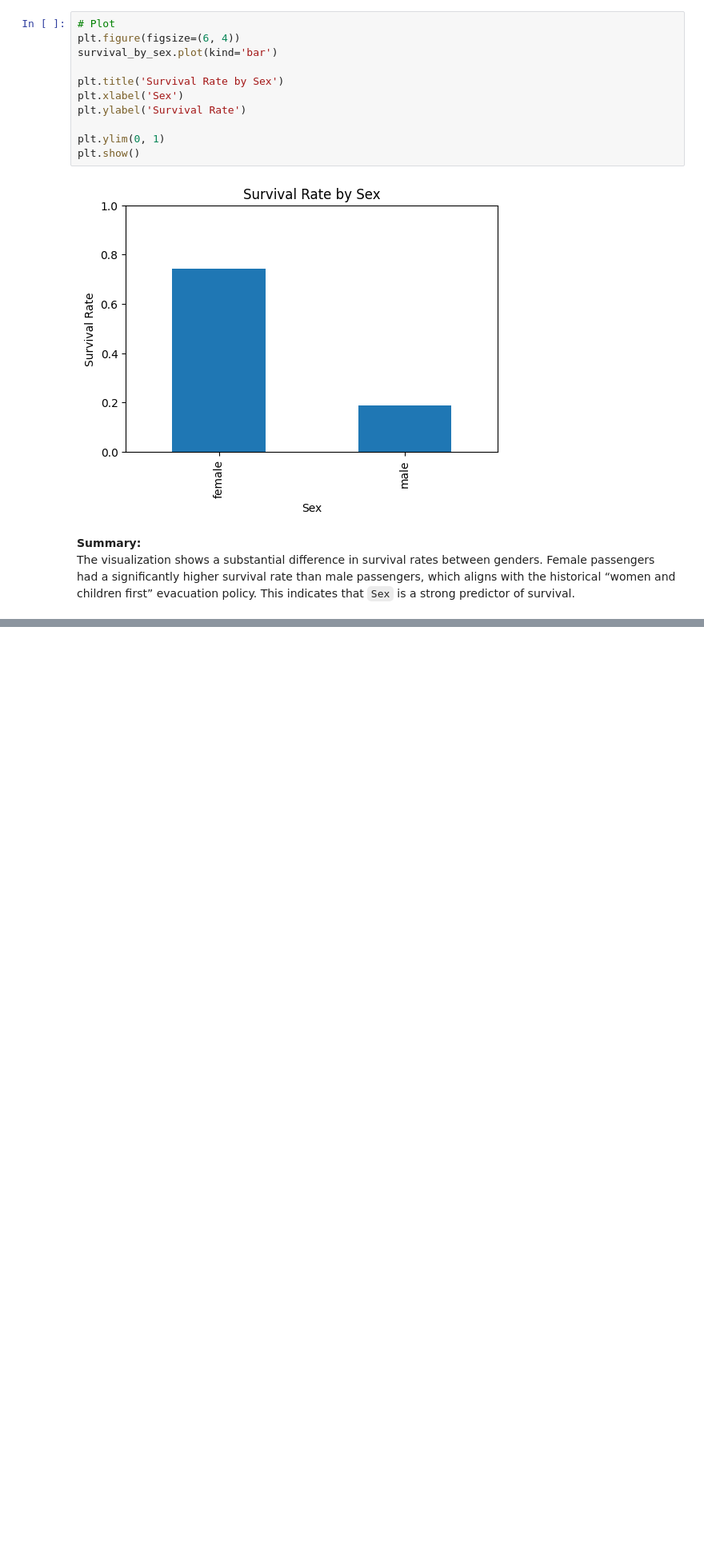
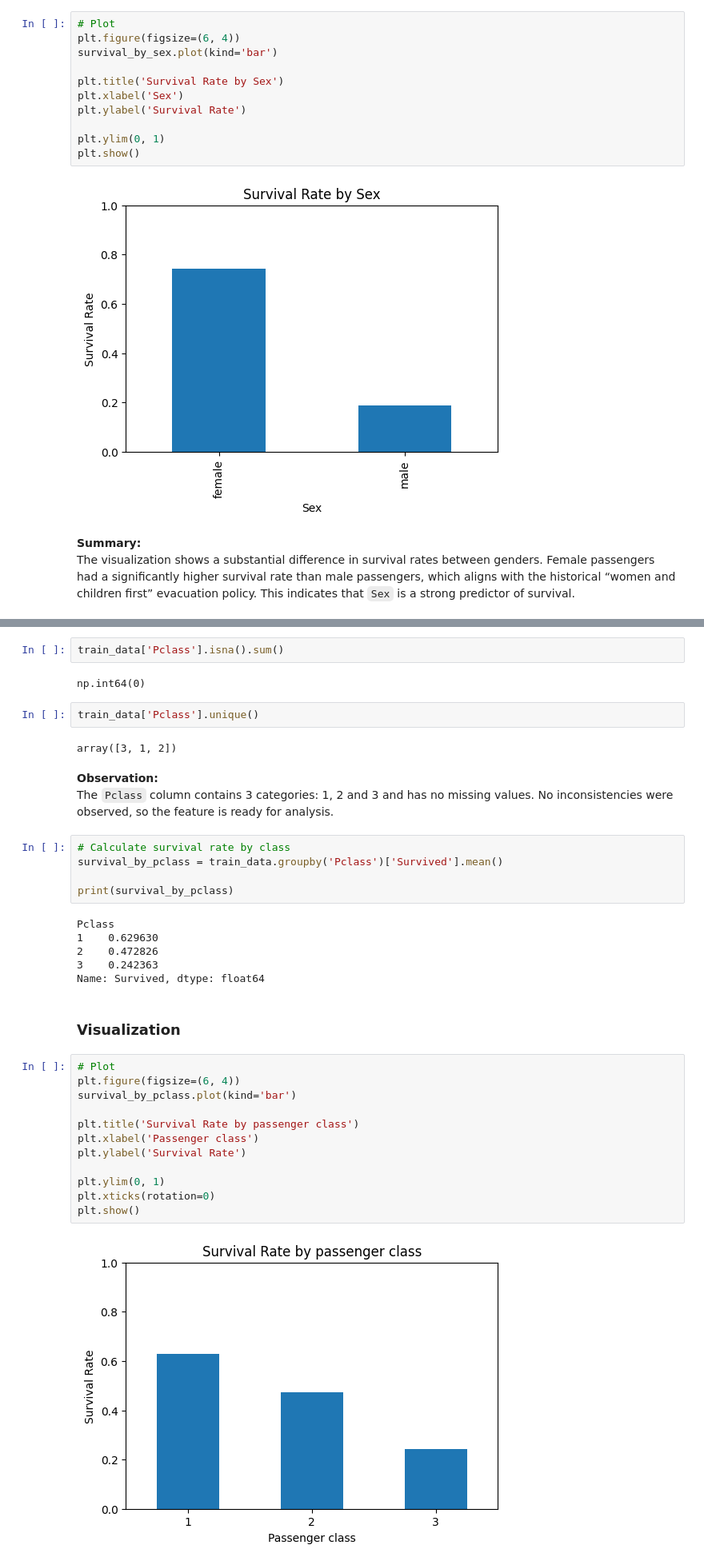
Before and after one commit to krish26/Titanic_Capstone_Project, a Jupyter notebook: ML/EDA.ipynb, the cells around one changed output, grey strips where cells are left out. Shown at 80% size. Cells and saved outputs as stored; diff of their text form; blank space fills up the shorter version.

Commit message:
Add EDA2: survival rate analysis by passager class

```diff
--- a/ML/EDA.ipynb
+++ b/ML/EDA.ipynb
@@ -91,0 +104,38 @@ The visualization shows a substantial difference in survival rates between gende
+# %%
+train_data['Pclass'].isna().sum()
+# %% [output]
+np.int64(0)
+# %%
+train_data['Pclass'].unique()
+# %% [output]
+array([3, 1, 2])
+# %% [markdown]
+**Observation:**
+The `Pclass` column contains 3 categories: 1, 2 and 3 and has no missing values. No inconsistencies were observed, so the feature is ready for analysis.
+# %%
+# Calculate survival rate by class
+survival_by_pclass = train_data.groupby('Pclass')['Survived'].mean()
+
+print(survival_by_pclass)
+# %% [output]
+Pclass
+1    0.629630
+2    0.472826
+3    0.242363
+Name: Survived, dtype: float64
+# %% [markdown]
+### Visualization
+# %%
+# Plot
+plt.figure(figsize=(6, 4))
+survival_by_pclass.plot(kind='bar')
+
+plt.title('Survival Rate by passenger class')
+plt.xlabel('Passenger class')
+plt.ylabel('Survival Rate')
+
+plt.ylim(0, 1)
+plt.xticks(rotation=0)
+plt.show()
+# %% [output]
+[figure, added]
```
Also changed, not shown: parts of 5 cells of this notebook.
